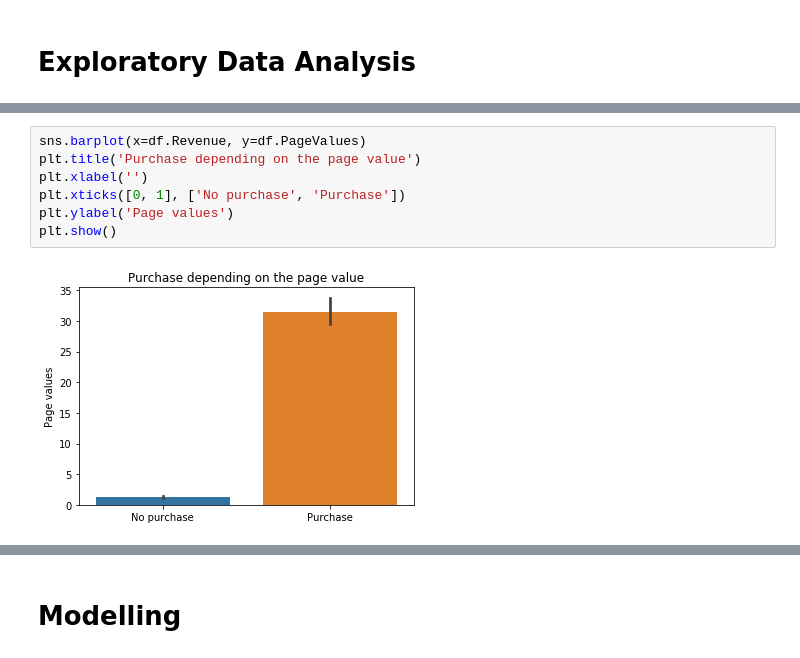
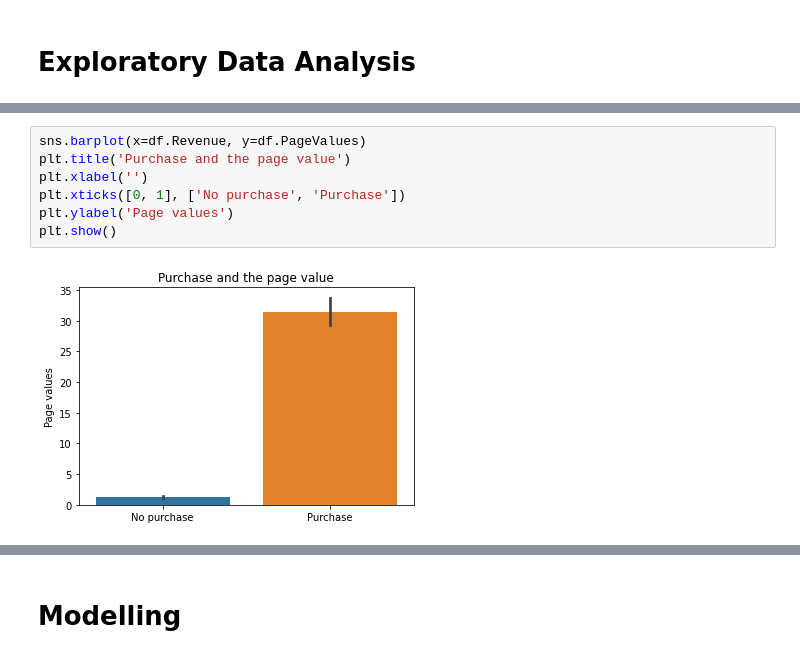
Before and after one commit to amelie-vogel/revenue-prediction-online-shopping, a Jupyter notebook: revenue-prediction-online-shopping.ipynb, the cells around one changed output, grey strips where cells are left out. Drawn from its saved outputs; the diff is of its cells as text.

```diff
--- a/revenue-prediction-online-shopping.ipynb
+++ b/revenue-prediction-online-shopping.ipynb
@@ -164,12 +180,12 @@ plt.show()
 # %%
 sns.barplot(x=df.Revenue, y=df.PageValues)
-plt.title('Purchase depending on the page value')
+plt.title('Purchase and the page value')
 plt.xlabel('')
 plt.xticks([0, 1], ['No purchase', 'Purchase'])
 plt.ylabel('Page values')
 plt.show()
 # %% [output]
-[figure, old version]
+[figure, new version]
 # %%
 sns.barplot(x=df.Weekend, y=df.Revenue)
 plt.title('Proportions of sessions ending with purchase: Weekday vs. Week-end')
```
Also changed, not shown: parts of 35 cells of this notebook, 2 other files.
